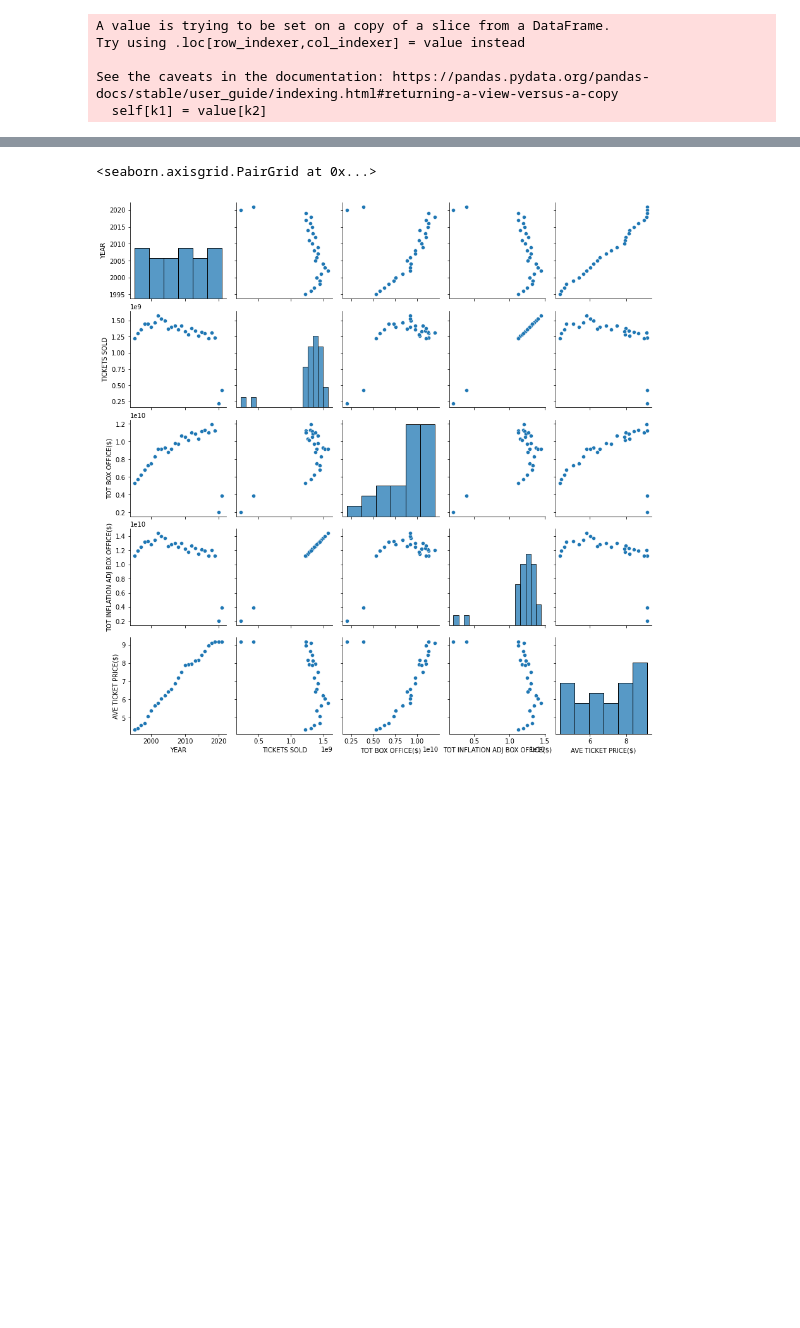
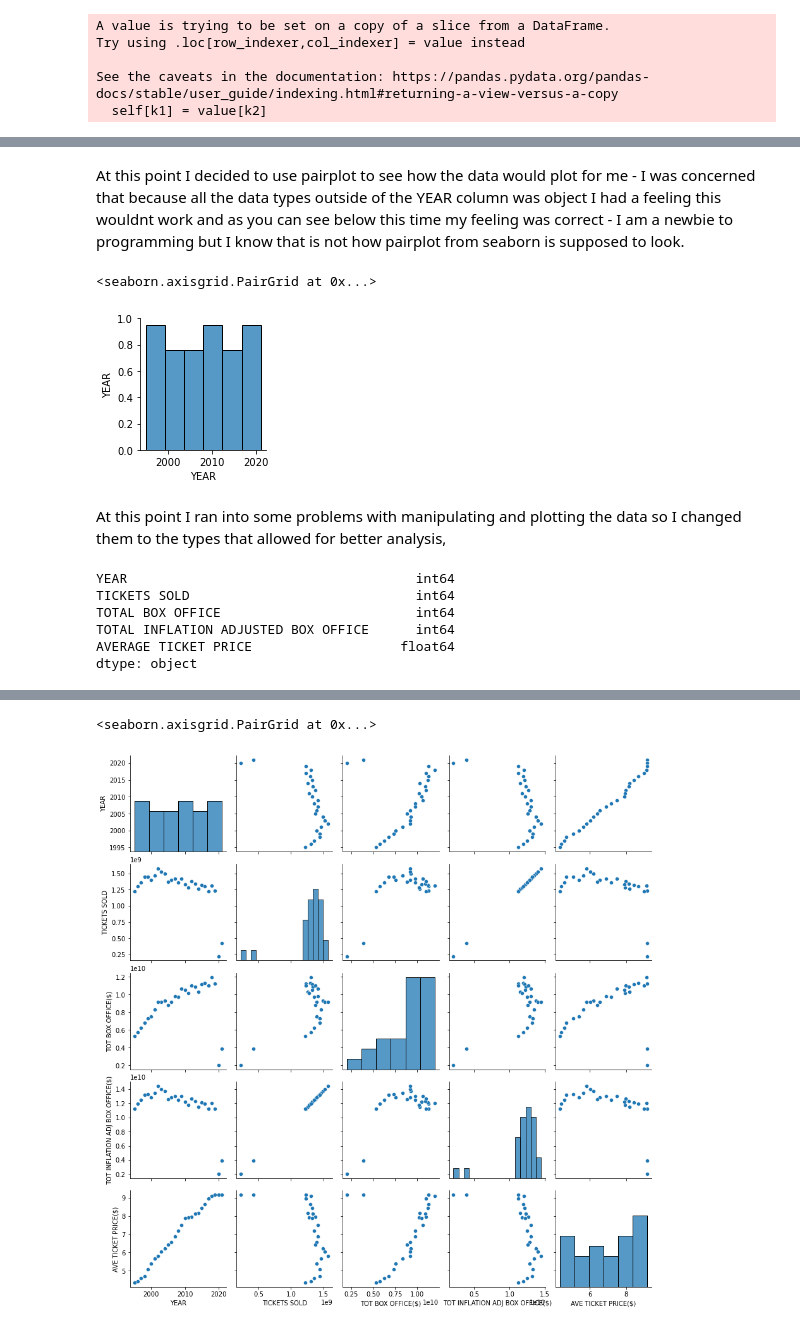
Before and after one commit to Lynch08/Programming_For_Data_Analysis, a Jupyter notebook: ProgDAproject/movie_ticket_sales.ipynb, the cells around one changed output, grey strips where cells are left out. Cells and saved outputs as stored; diff of their text form; code cells hidden in the pictures; blank space fills up the shorter version.

```diff
--- a/ProgDAproject/movie_ticket_sales.ipynb
+++ b/ProgDAproject/movie_ticket_sales.ipynb
@@ -127 +163,11 @@ AnnualTicketSales
+# %% [markdown]
+At this point I decided to use pairplot  to see how the data would plot for me - I was concerned that because all the data types outside of the YEAR column was object I had a feeling this wouldnt work and as you can see below this time my feeling was correct - I am a newbie to programming but I know that is not how pairplot from seaborn is supposed to look.
+# %%
+#peek at the data - test
+sns.pairplot(AnnualTicketSales)
+# %% [output]
+<seaborn.axisgrid.PairGrid at 0x...>
+[figure, added]
+# %% [markdown]
+At this point I ran into some problems with manipulating and plotting the data so I changed them to the types that allowed for better analysis,
 # %%
@@ -130 +179,11 @@ AnnualTicketSales = AnnualTicketSales.astype({"TICKETS SOLD": ('int64'), "TOTAL
+# %%
+# Check to see data has changed
+AnnualTicketSales.dtypes
+# %% [output]
+YEAR                                     int64
+TICKETS SOLD                             int64
+TOTAL BOX OFFICE                         int64
+TOTAL INFLATION ADJUSTED BOX OFFICE      int64
+AVERAGE TICKET PRICE                   float64
+dtype: object
 # %%
```
Also changed, not shown: parts of 52 cells of this notebook.
